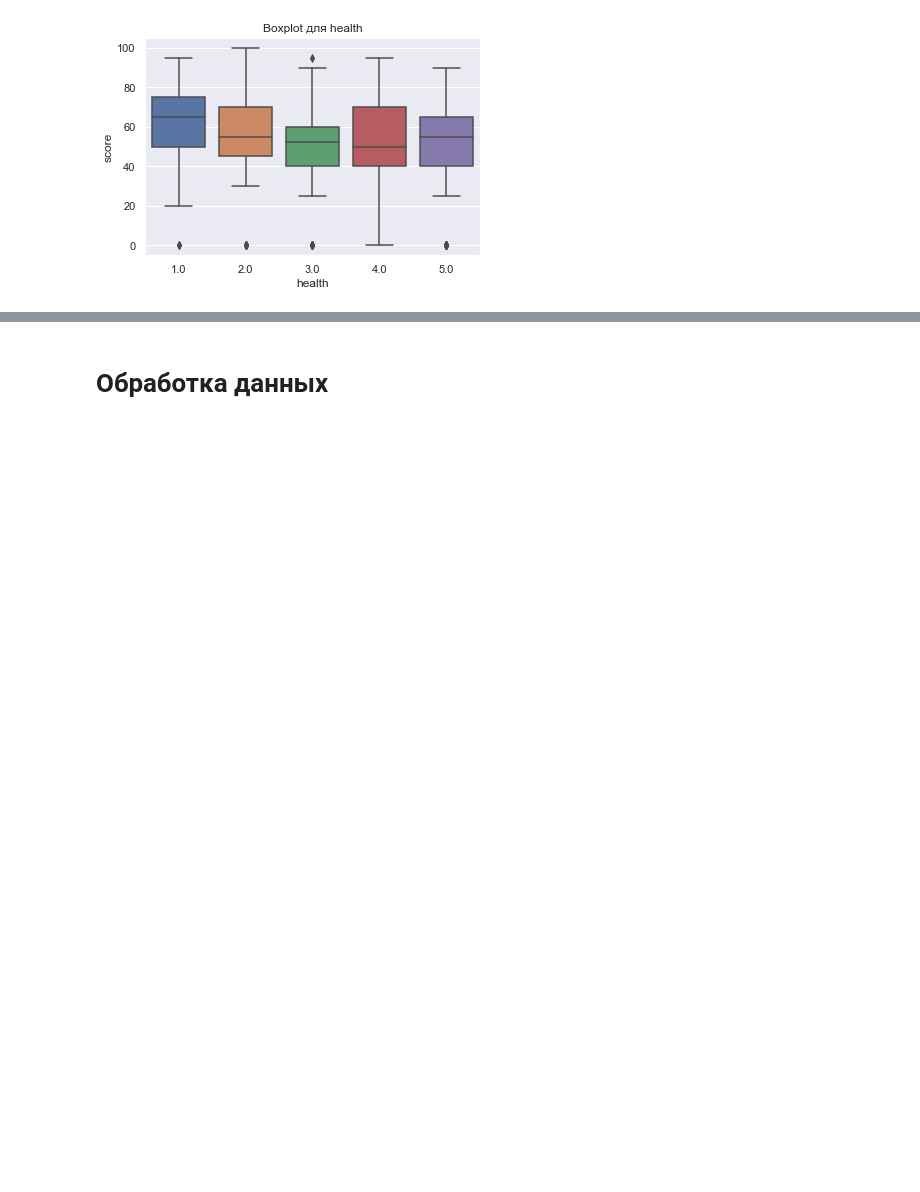
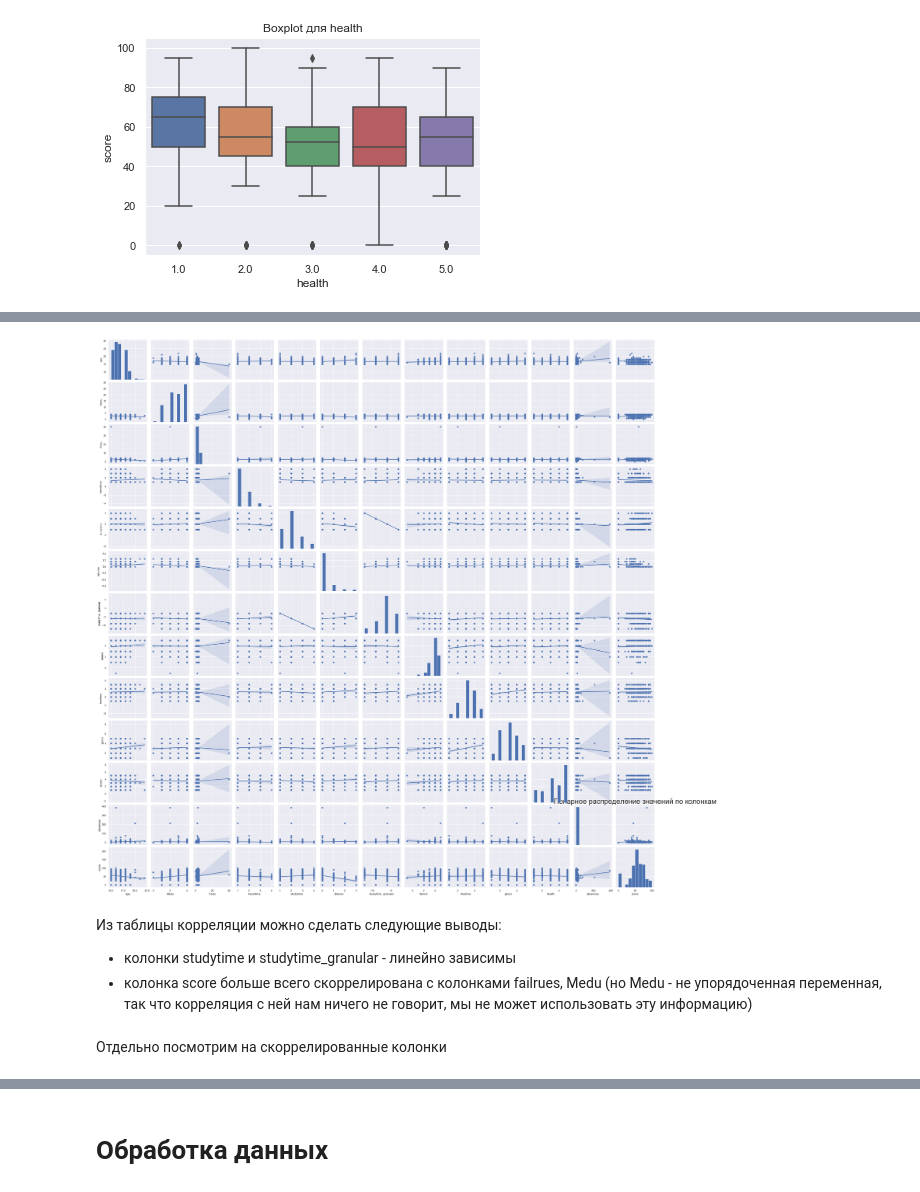
Before and after one commit to ns-ekimenko/skillfactory_rds, a Jupyter notebook: module_2/project 2. EDA.ipynb, the cells around one changed output, grey strips where cells are left out. Cells and saved outputs as stored; diff of their text form; code cells hidden in the pictures; blank space fills up the shorter version.

```diff
--- a/module_2/project 2. EDA.ipynb
+++ b/module_2/project 2. EDA.ipynb
@@ -548,0 +543,12 @@ display_boxplots('health')
+# %%
+g = sns.pairplot(df, kind = 'reg')
+plt.title('Попарное распределение значений по колонкам', fontsize=30)
+plt.show()
+# %% [output]
+[figure, added]
+# %% [markdown]
+Из таблицы корреляции можно сделать следующие выводы:
+* колонки studytime и studytime_granular - линейно зависимы
+* колонка score больше всего скоррелирована с колонками failrues, Medu (но Medu - не упорядоченная переменная, так что корреляция с ней нам ничего не говорит, мы не может использовать эту информацию)
+# %% [markdown]
+Отдельно посмотрим на скоррелированные колонки
```
Also changed, not shown: parts of 9 cells of this notebook.
